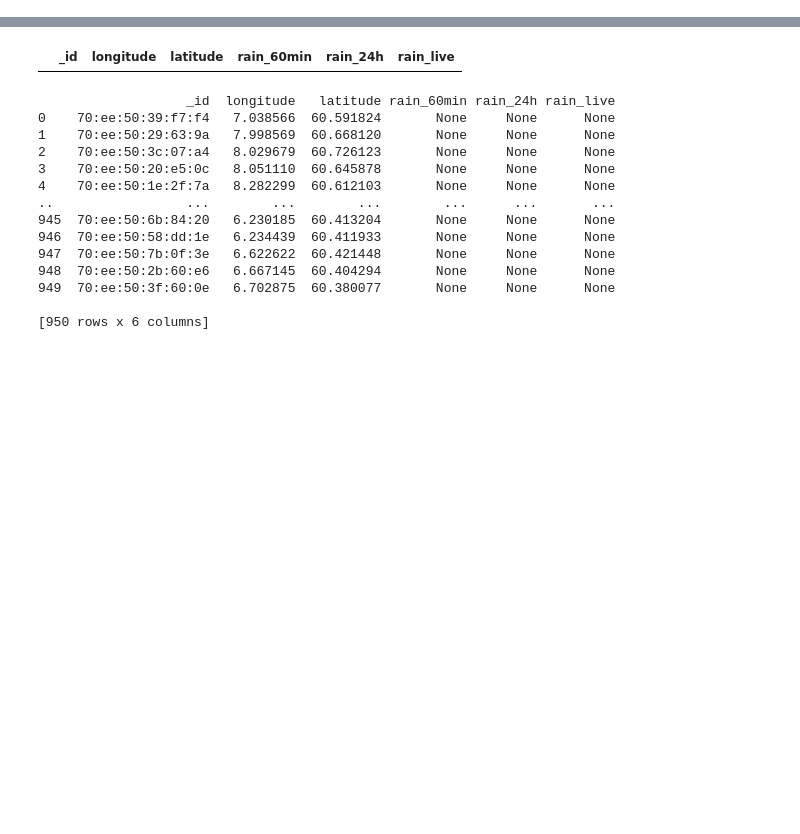
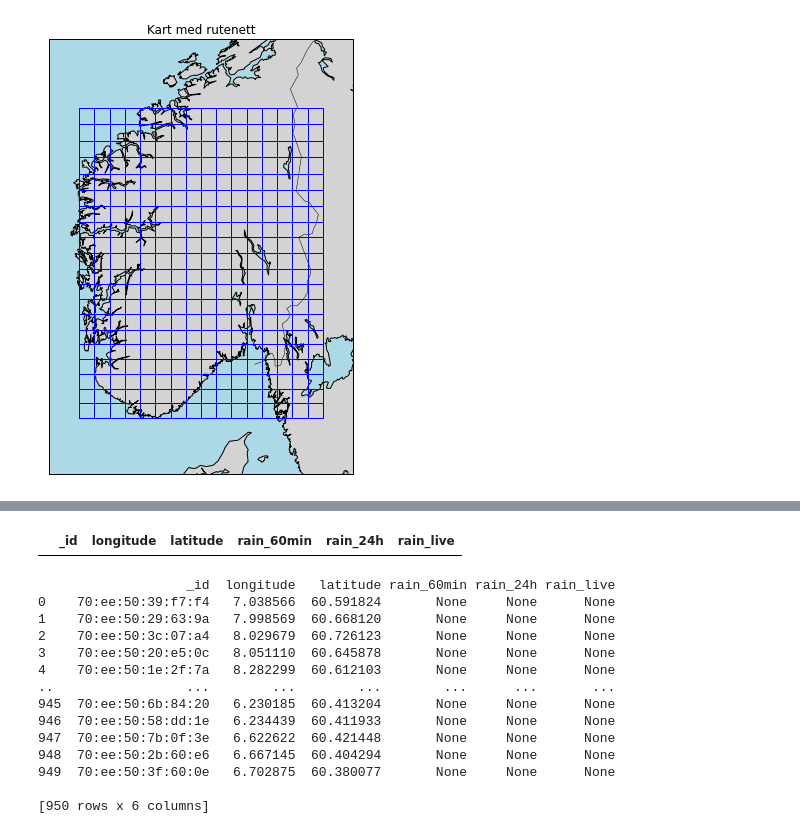
Before and after one commit to jhaalbu/netatmo, a Jupyter notebook: netatmo.ipynb, the cells around one changed output, grey strips where cells are left out. Saved outputs shown, nothing was run; the diff lists cells and outputs as text; code cells hidden in the pictures; blank space fills up the shorter version.

Commit message:
fiksa rutenett nedlasting

```diff
--- a/netatmo.ipynb
+++ b/netatmo.ipynb
@@ -18,0 +59,28 @@ data = response.json()
+# %%
+fig, ax = plt.subplots(figsize=(10, 8))
+m = Basemap(projection='merc',
+            llcrnrlon=sør_vest_lon - 1, urcrnrlon=nord_øst_lon + 1,
+            llcrnrlat=sør_vest_lat - 1, urcrnrlat=nord_øst_lat + 1,
+            resolution='i', ax=ax)
+
+# Tegn bakgrunnskart
+m.drawcoastlines()
+m.drawcountries()
+m.fillcontinents(color="lightgray", lake_color="lightblue")
+m.drawmapboundary(fill_color="lightblue")
+
+# Tegn rutenett
+for rute in ruter:
+    sv = (rute["lat_sw"], rute["lon_sw"])
+    ne = (rute["lat_ne"], rute["lon_ne"])
+    x = [sv[1], ne[1], ne[1], sv[1], sv[1]]
+    y = [sv[0], sv[0], ne[0], ne[0], sv[0]]
+    x_proj, y_proj = m(x, y)
+
+    ax.plot(x_proj, y_proj, color="blue", linewidth=1)
+
+# Legg til tittel og vis kartet
+plt.title("Kart med rutenett")
+plt.show()
+# %% [output]
+[figure, added]
```
Also changed, not shown: parts of 7 cells of this notebook, 1 other file.
